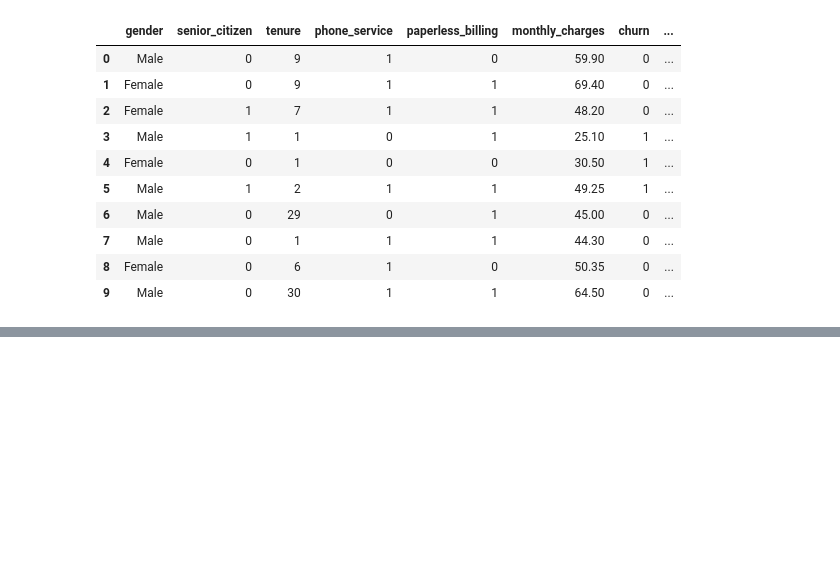
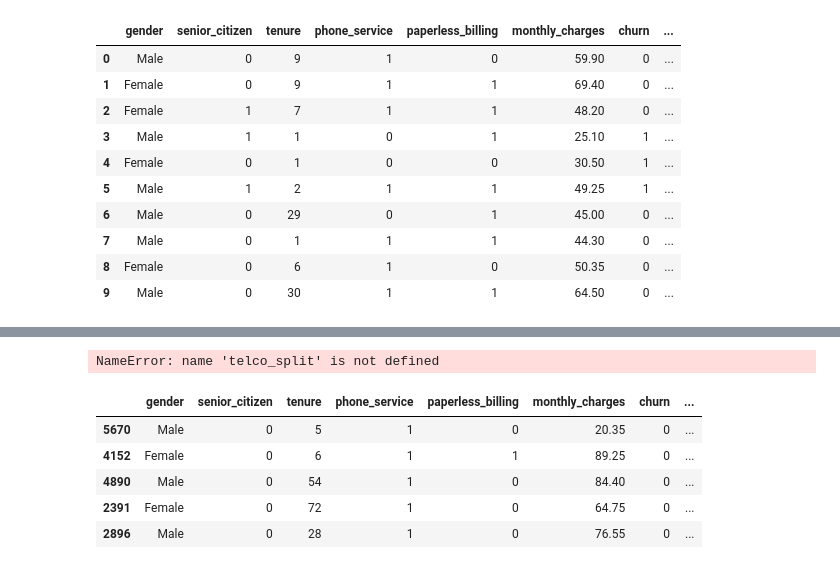
Before and after one commit to matt-c-knight/telco_project, a Jupyter notebook: practice_prep.ipynb, the cells around one changed output, grey strips where cells are left out. Cells and saved outputs as stored; diff of their text form; code cells hidden in the pictures; blank space fills up the shorter version.

```diff
--- a/practice_prep.ipynb
+++ b/practice_prep.ipynb
@@ -186,0 +230,25 @@ telco_dummies = pd.get_dummies(telco.gender)
+# %%
+train, validate, test = telco_split(telco)
+# %% [output]
+NameError: name 'telco_split' is not defined
+# %%
+def telco_split(df):
+
+    train_validate, test = train_test_split(df, test_size=.2,
+                                        random_state=123,
+                                        stratify=df.churn)
+    train, validate = train_test_split(train_validate, test_size=.3,
+                                        random_state=123,
+                                        stratify=train_validate.churn)
+    return train, validate, test
+# %%
+train, validate, test = telco_split(telco)
+# %%
+train.head()
+# %% [output]
+|  | gender | senior_citizen | tenure | phone_service | paperless_billing | monthly_charges | churn | ... |
+| 5670 | Male | 0 | 5 | 1 | 0 | 20.35 | 0 | ... |
+| 4152 | Female | 0 | 6 | 1 | 1 | 89.25 | 0 | ... |
+| 4890 | Male | 0 | 54 | 1 | 0 | 84.40 | 0 | ... |
+| 2391 | Female | 0 | 72 | 1 | 0 | 64.75 | 0 | ... |
+| 2896 | Male | 0 | 28 | 1 | 0 | 76.55 | 0 | ... |
```
Also changed, not shown: parts of 37 cells of this notebook, 1 other file.
